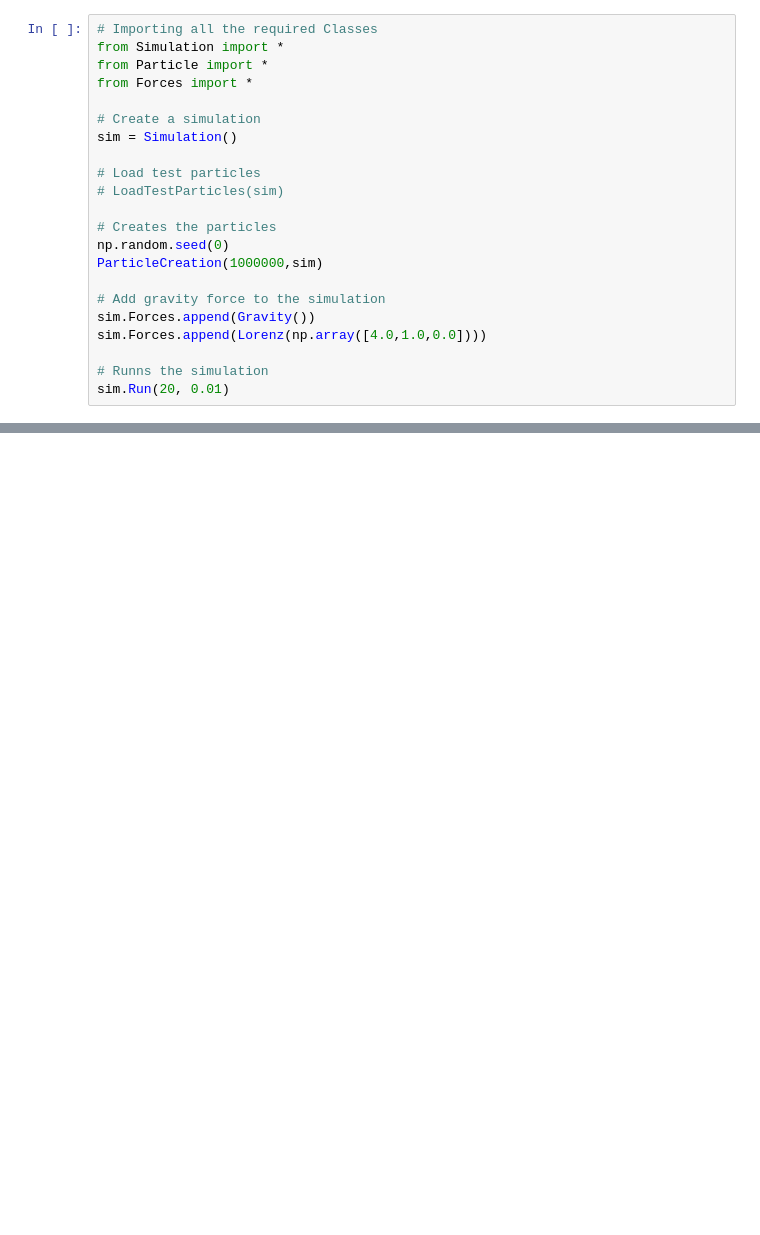
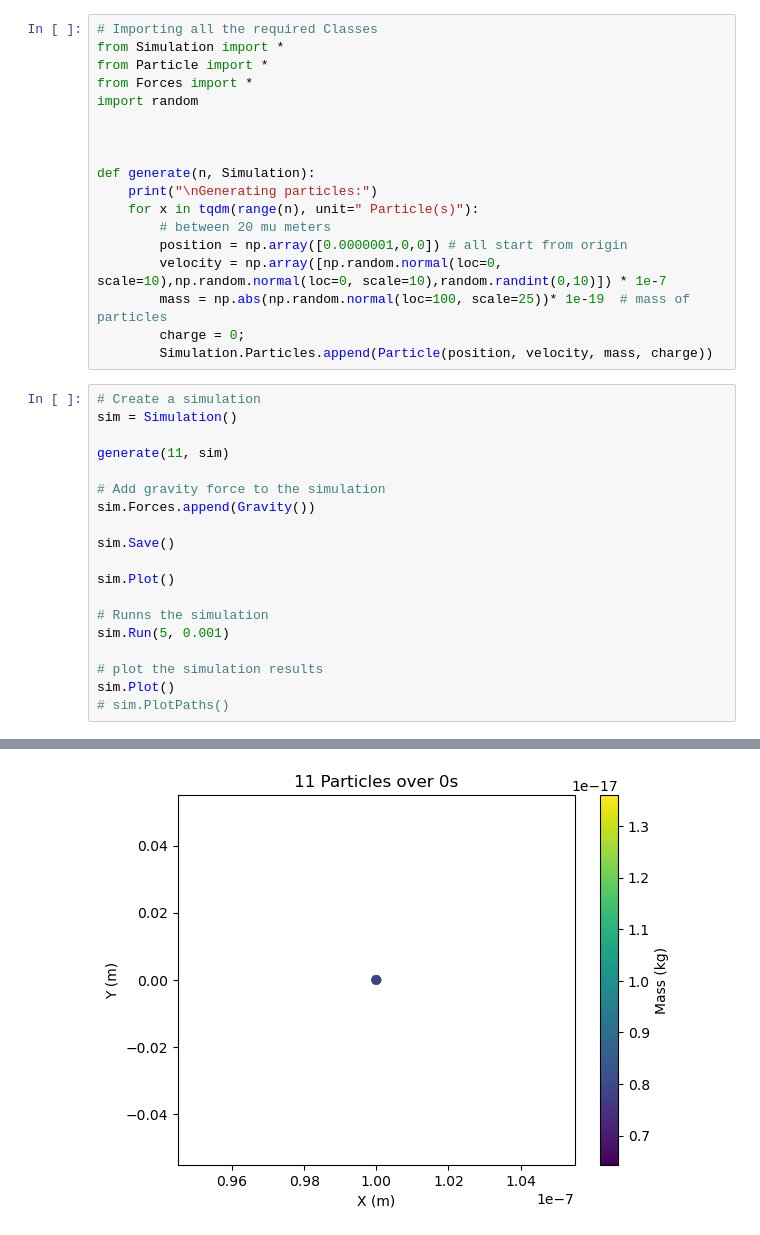
Before and after one commit to williammcmp/Nano-Particle-Playground, a Jupyter notebook: testingNotebook.ipynb, the cells around one changed output, grey strips where cells are left out. Cells and saved outputs as stored; diff of their text form; blank space fills up the shorter version.

Commit message:
started scaling for experimental data

```diff
--- a/testingNotebook.ipynb
+++ b/testingNotebook.ipynb
@@ -1,24 +1,39 @@
+# %%
+# Importing all the required Classes
+from Simulation import *
+from Particle import *
+from Forces import *
+import random
+
+
+
+def generate(n, Simulation):
+    print("\nGenerating particles:")
+    for x in tqdm(range(n), unit=" Particle(s)"):
+        # between 20 mu meters
+        position = np.array([0.0000001,0,0]) # all start from origin
+        velocity = np.array([np.random.normal(loc=0, scale=10),np.random.normal(loc=0, scale=10),random.randint(0,10)]) * 1e-7
+        mass = np.abs(np.random.normal(loc=100, scale=25))* 1e-19  # mass of particles
+        charge = 0;
+        Simulation.Particles.append(Particle(position, velocity, mass, charge))
 # %%
-# Importing all the required Classes
-from Simulation import *
-from Particle import *
-from Forces import *
-
 # Create a simulation
 sim = Simulation()
 
-# Load test particles
-# LoadTestParticles(sim)
-
-# Creates the particles
-np.random.seed(0)
-ParticleCreation(1000000,sim)
+generate(11, sim)
 
 # Add gravity force to the simulation
 sim.Forces.append(Gravity())
-sim.Forces.append(Lorenz(np.array([4.0,1.0,0.0])))
+
+sim.Save()
+
+sim.Plot()
 
 # Runns the simulation
-sim.Run(20, 0.01)
+sim.Run(5, 0.001)
+
+# plot the simulation results
+sim.Plot()
+# sim.PlotPaths()
 # %% [output]
 Generating particles:
@@ -28,0 +41 @@ Pre-calculating Forces per particles:
+[figure, added]
```
Also changed, not shown: parts of 7 cells of this notebook.
